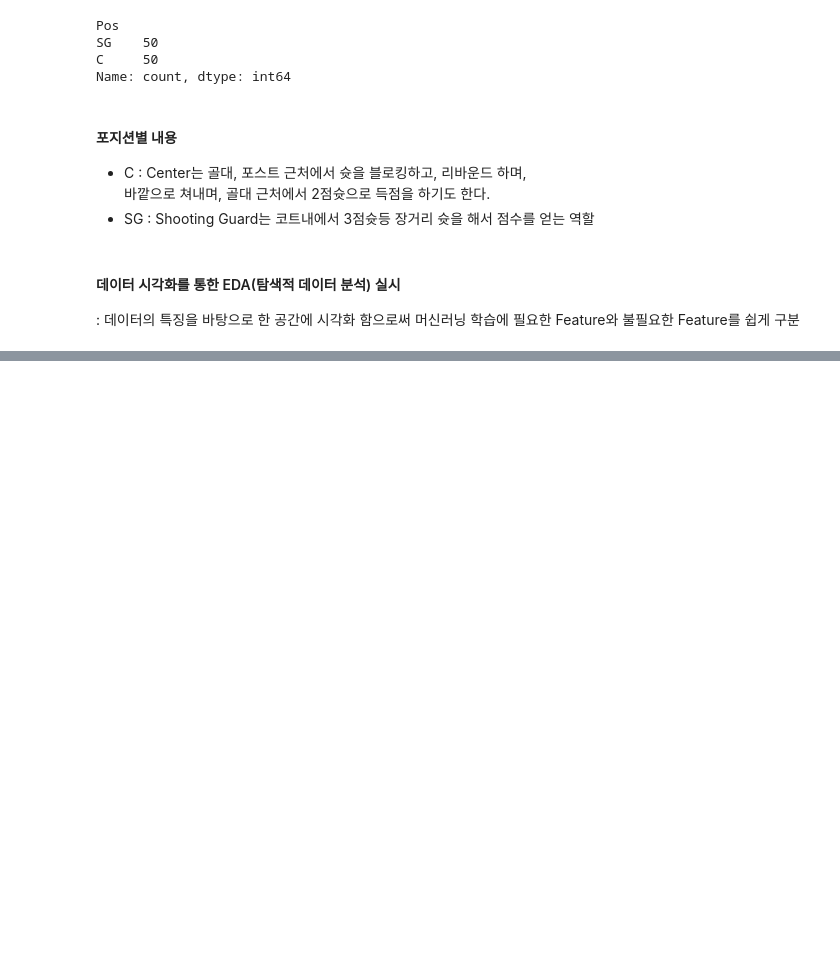
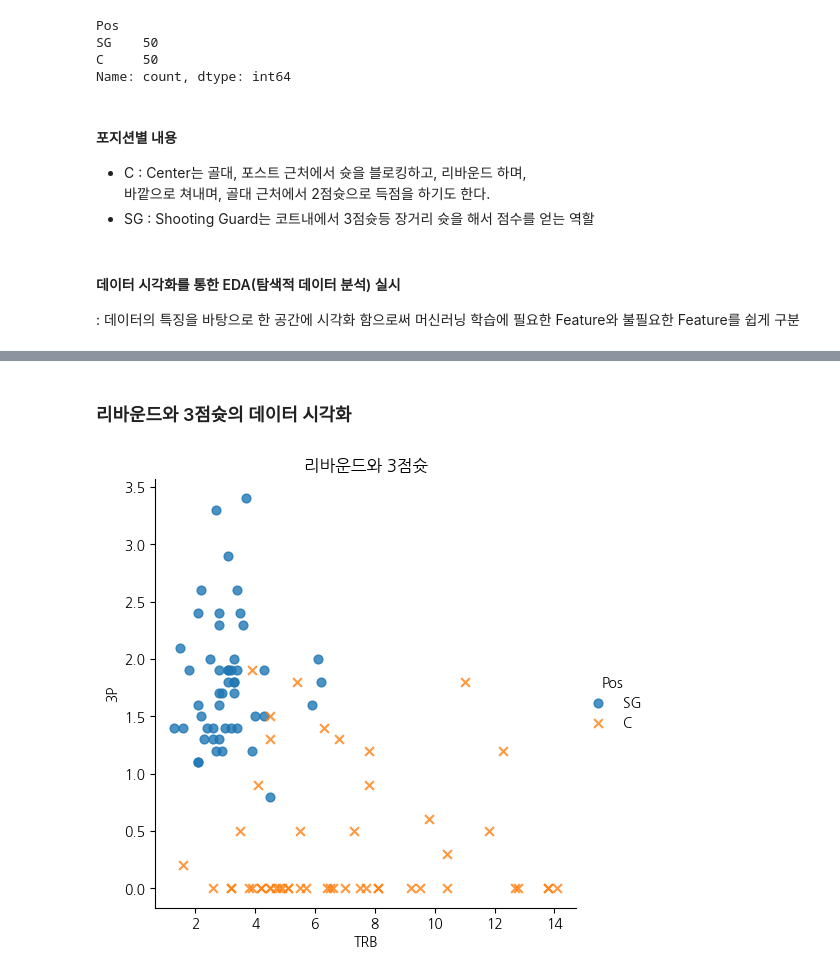
Before and after one commit to dlwjdgn8720/python-ds-lab, a Jupyter notebook: MachineLearning/Note/10.basketball.ipynb, the cells around one changed output, grey strips where cells are left out. Cells and saved outputs as stored; diff of their text form; code cells hidden in the pictures; blank space fills up the shorter version.

```diff
--- a/MachineLearning/Note/10.basketball.ipynb
+++ b/MachineLearning/Note/10.basketball.ipynb
@@ -40,0 +101,17 @@ Name: count, dtype: int64
+# %% [markdown]
+### 리바운드와 3점슛의 데이터 시각화
+# %%
+sns.lmplot(
+    x='TRB',
+    y='3P',
+    data=df,
+    fit_reg=False,
+    scatter_kws={'s': 40}, # 좌표상의 점의 크기
+    hue='Pos',
+    markers=['o', 'x']
+)
+
+plt.title('리바운드와 3점슛')
+plt.show()
+# %% [output]
+[figure, added]
```
Also changed, not shown: parts of 18 cells of this notebook, 7 other files.
